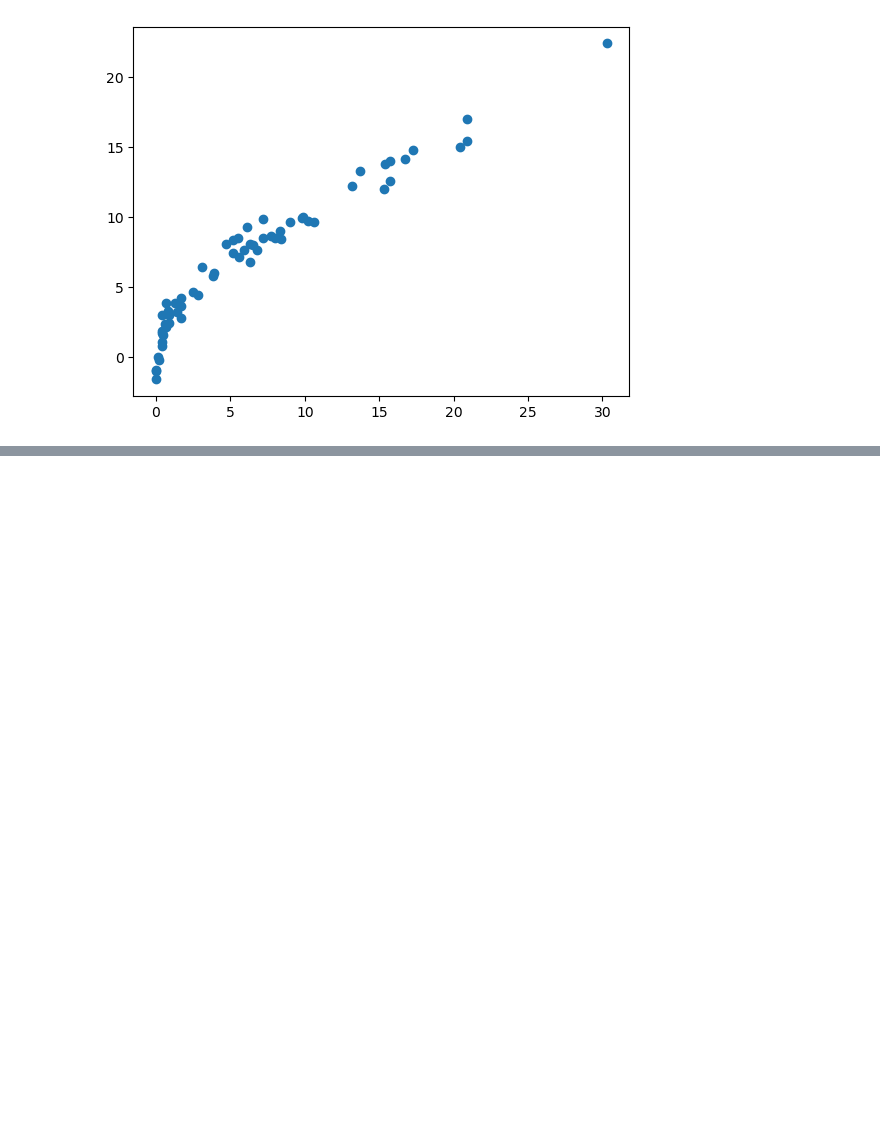
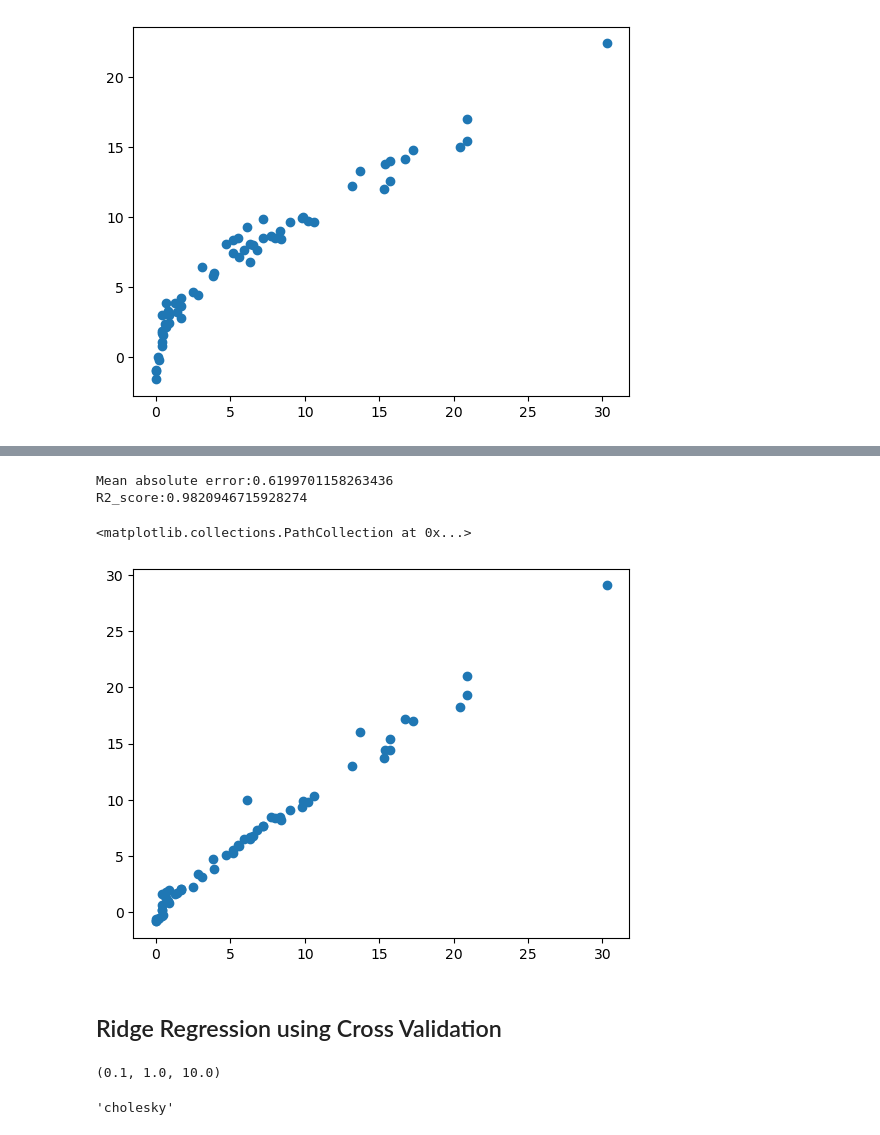
Before and after one commit to EDITH5607/ML_LEARNING, a Jupyter notebook: Ridge_Lasso_ElasticNet_Regression/Model_training.ipynb, the cells around one changed output, grey strips where cells are left out. Cells and saved outputs as stored; diff of their text form; code cells hidden in the pictures; blank space fills up the shorter version.

```diff
--- a/Ridge_Lasso_ElasticNet_Regression/Model_training.ipynb
+++ b/Ridge_Lasso_ElasticNet_Regression/Model_training.ipynb
@@ -284,0 +287,5 @@ R2_score:0.8753460589519703
+# %%
+from sklearn.linear_model import LassoCV
+from sklearn.metrics import r2_score, mean_absolute_error
+lasso = LassoCV(cv=5,n_jobs=-1)
+lasso.fit(X_train_scaler, y_train)
@@ -284,0 +341,14 @@ R2_score:0.8753460589519703
+# %%
+prediction = lasso.predict(X_test_scaler)
+mae = mean_absolute_error(y_test, prediction)
+score = r2_score(y_test, prediction)
+print(f"Mean absolute error:{mae}")
+print(f"R2_score:{score}")
+plt.scatter(y_test,prediction)
+# %% [output]
+Mean absolute error:0.6199701158263436
+R2_score:0.9820946715928274
+<matplotlib.collections.PathCollection at 0x...>
+[figure, added]
+# %% [markdown]
+## Ridge Regression using Cross Validation
@@ -284,0 +359,8 @@ R2_score:0.8753460589519703
+# %%
+ridgecv.alphas
+# %% [output]
+(0.1, 1.0, 10.0)
+# %%
+ridge.solver_ ## solver used for solving the linear equation
+# %% [output]
+'cholesky'
```
Also changed, not shown: parts of 14 cells of this notebook.
